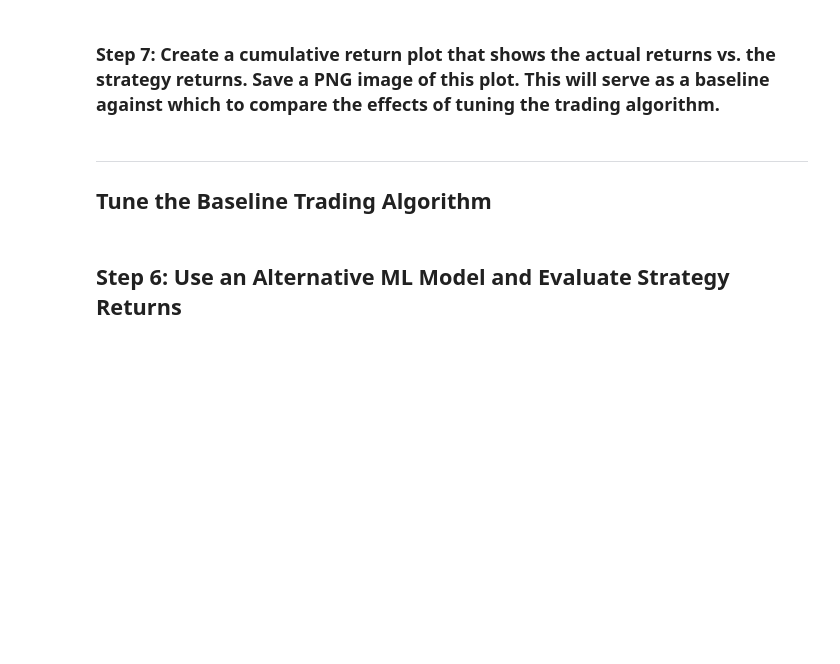
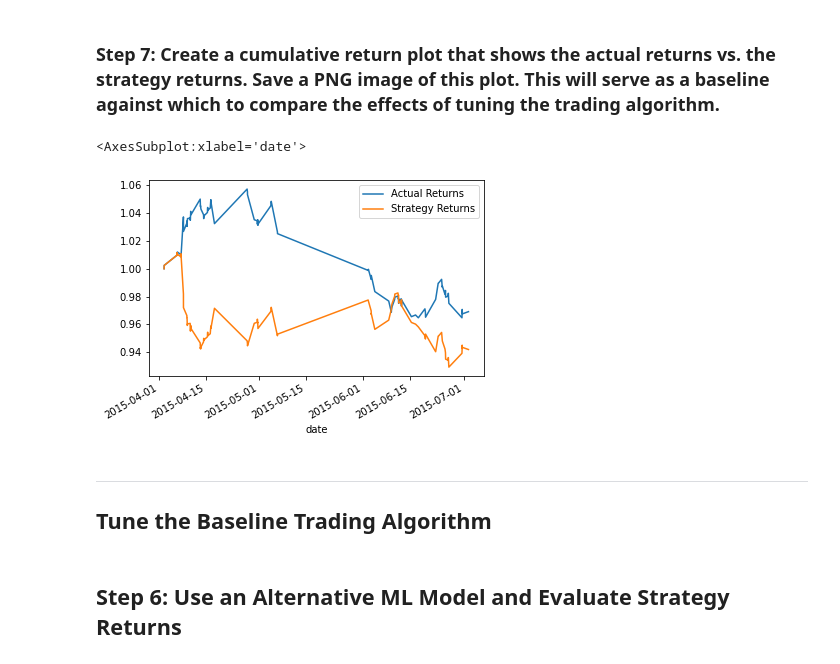
Before and after one commit to seanpatel19/Challenge-14, a Jupyter notebook: machine_learning_trading_bot.ipynb, the cells around one changed output. Saved outputs shown, nothing was run; the diff lists cells and outputs as text; code cells hidden in the pictures; blank space fills up the shorter version.

```diff
--- a/machine_learning_trading_bot.ipynb
+++ b/machine_learning_trading_bot.ipynb
@@ -351,16 +351,16 @@ weighted avg       0.77      0.64      0.52       128
 # Create a new empty predictions DataFrame.
 
 # Create a predictions DataFrame
-predictions_df =  pd.DataFrame(index=X_test.index)
+predictions_df =  pd.DataFrame(index=X_train.index)        ## used the index from X_train as the values were not matching up with X_test
 
 # Add the SVM model predictions to the DataFrame
 predictions_df['Predicted'] = svm_pred
 
 # Add the actual returns to the DataFrame
-predictions_df['Actual Returns'] = # YOUR CODE HERE
+predictions_df['Actual Returns'] = signals_df['Actual Returns']
 
 # Add the strategy returns to the DataFrame
-predictions_df['Strategy Returns'] = # YOUR CODE HERE
+predictions_df['Strategy Returns'] = signals_df['Strategy Returns']
 
 # Review the DataFrame
 display(predictions_df.head())
@@ -369,7 +384,10 @@ display(predictions_df.tail())
 ### Step 7: Create a cumulative return plot that shows the actual returns vs. the strategy returns. Save a PNG image of this plot. This will serve as a baseline against which to compare the effects of tuning the trading algorithm.
 # %%
 # Plot the actual returns versus the strategy returns
-# YOUR CODE HERE
+(1 + predictions_df[["Actual Returns", "Strategy Returns"]]).cumprod().plot()
+# %% [output]
+<AxesSubplot:xlabel='date'>
+[figure, added]
 # %% [markdown]
 ---
 
```
Also changed, not shown: parts of 1 cell of this notebook, 1 other file.
